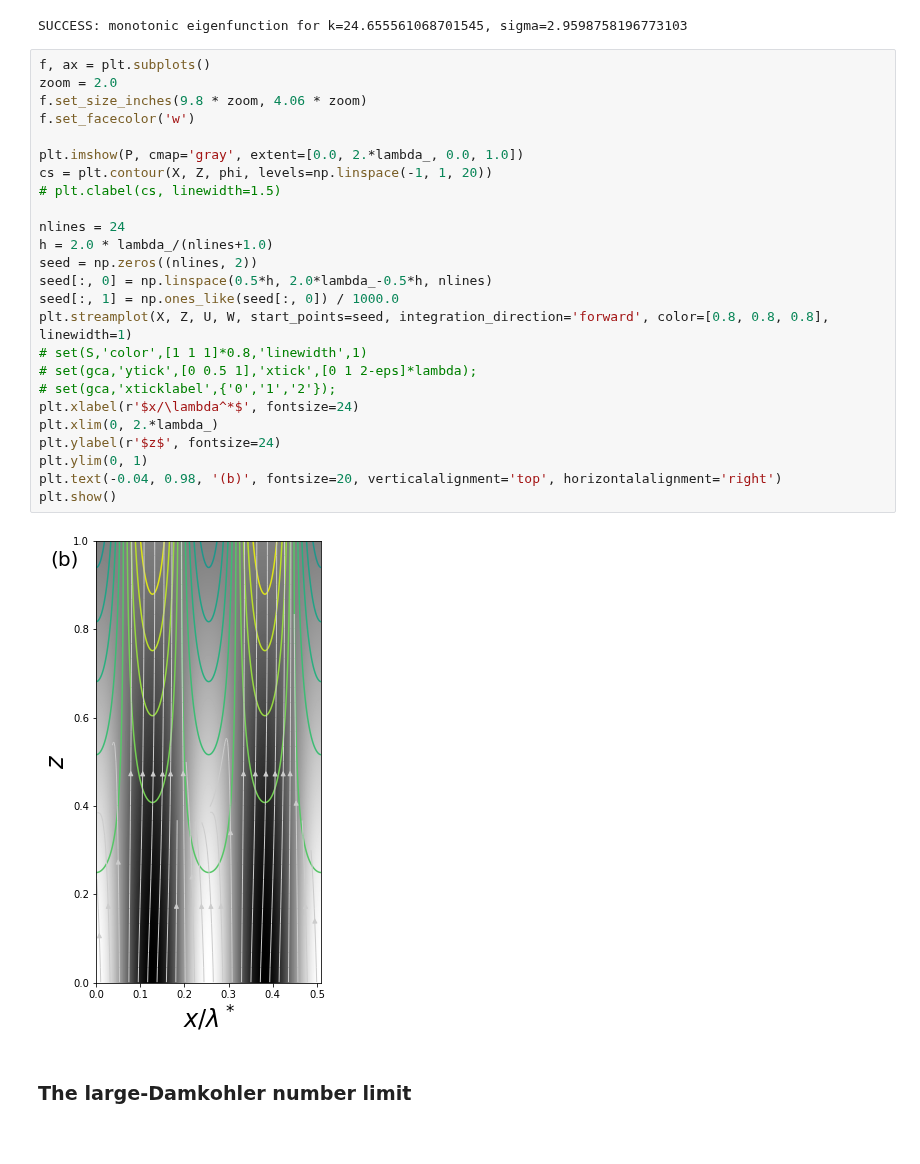
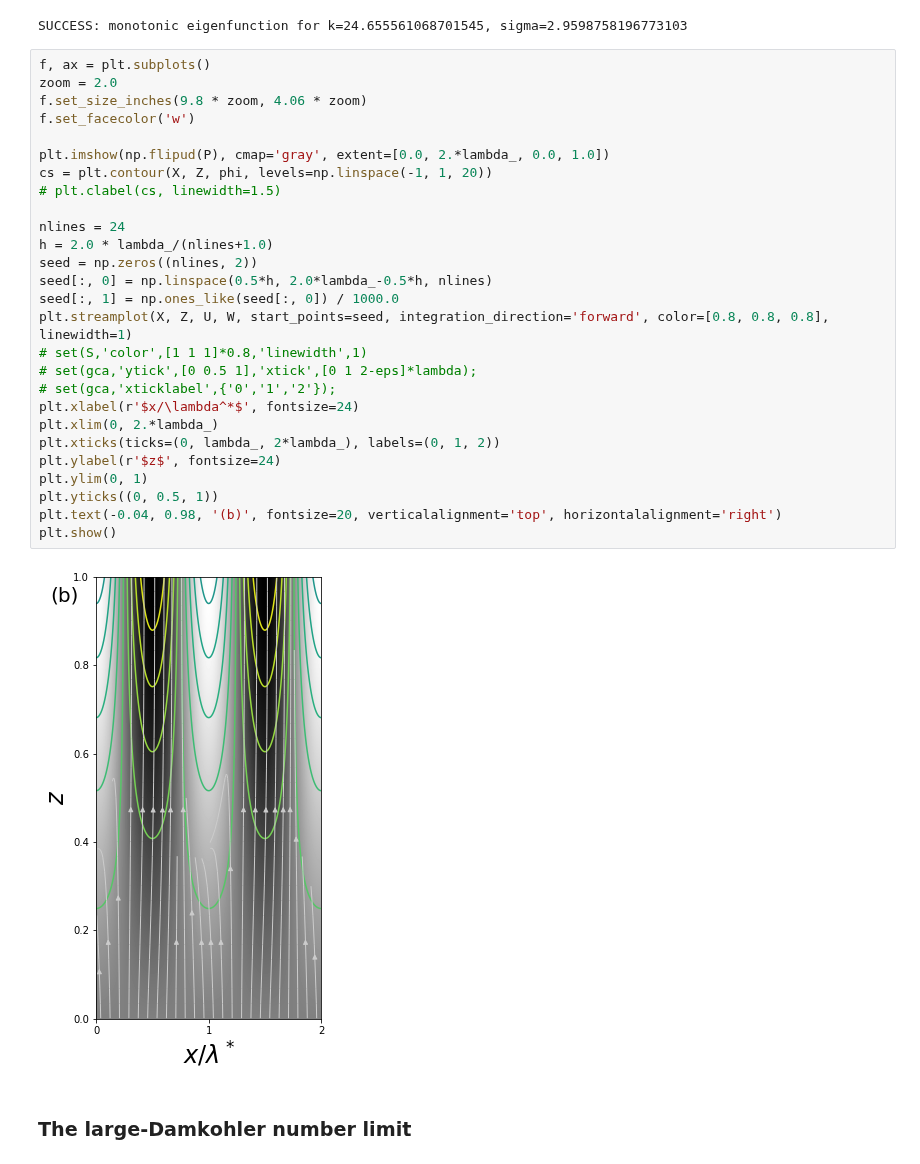
Before and after one commit to FoaLab/partially-molten-rock-PUP, a Jupyter notebook: content/ch12.ipynb, the cells around one changed output. Drawn from its saved outputs; the diff is of its cells as text.

Commit message:
Fixing implementation of Figure 12.3

```diff
--- a/content/ch12.ipynb
+++ b/content/ch12.ipynb
@@ -441,28 +441,30 @@ SUCCESS: monotonic eigenfunction for k=24.655561068701545, sigma=2.9598758196773
 # %%
 f, ax = plt.subplots()
 zoom = 2.0
 f.set_size_inches(9.8 * zoom, 4.06 * zoom)
 f.set_facecolor('w')
 
-plt.imshow(P, cmap='gray', extent=[0.0, 2.*lambda_, 0.0, 1.0])
+plt.imshow(np.flipud(P), cmap='gray', extent=[0.0, 2.*lambda_, 0.0, 1.0])
 cs = plt.contour(X, Z, phi, levels=np.linspace(-1, 1, 20))
 # plt.clabel(cs, linewidth=1.5)
 
 nlines = 24
 h = 2.0 * lambda_/(nlines+1.0)
 seed = np.zeros((nlines, 2))
 seed[:, 0] = np.linspace(0.5*h, 2.0*lambda_-0.5*h, nlines)
 seed[:, 1] = np.ones_like(seed[:, 0]) / 1000.0
 plt.streamplot(X, Z, U, W, start_points=seed, integration_direction='forward', color=[0.8, 0.8, 0.8], linewidth=1)
 # set(S,'color',[1 1 1]*0.8,'linewidth',1)
 # set(gca,'ytick',[0 0.5 1],'xtick',[0 1 2-eps]*lambda);
 # set(gca,'xticklabel',{'0','1','2'});
 plt.xlabel(r'$x/\lambda^*$', fontsize=24)
 plt.xlim(0, 2.*lambda_)
+plt.xticks(ticks=(0, lambda_, 2*lambda_), labels=(0, 1, 2))
 plt.ylabel(r'$z$', fontsize=24)
 plt.ylim(0, 1)
+plt.yticks((0, 0.5, 1))
 plt.text(-0.04, 0.98, '(b)', fontsize=20, verticalalignment='top', horizontalalignment='right')
 plt.show()
 # %% [output]
-[figure, old version]
+[figure, new version]
 # %% [markdown]
```
